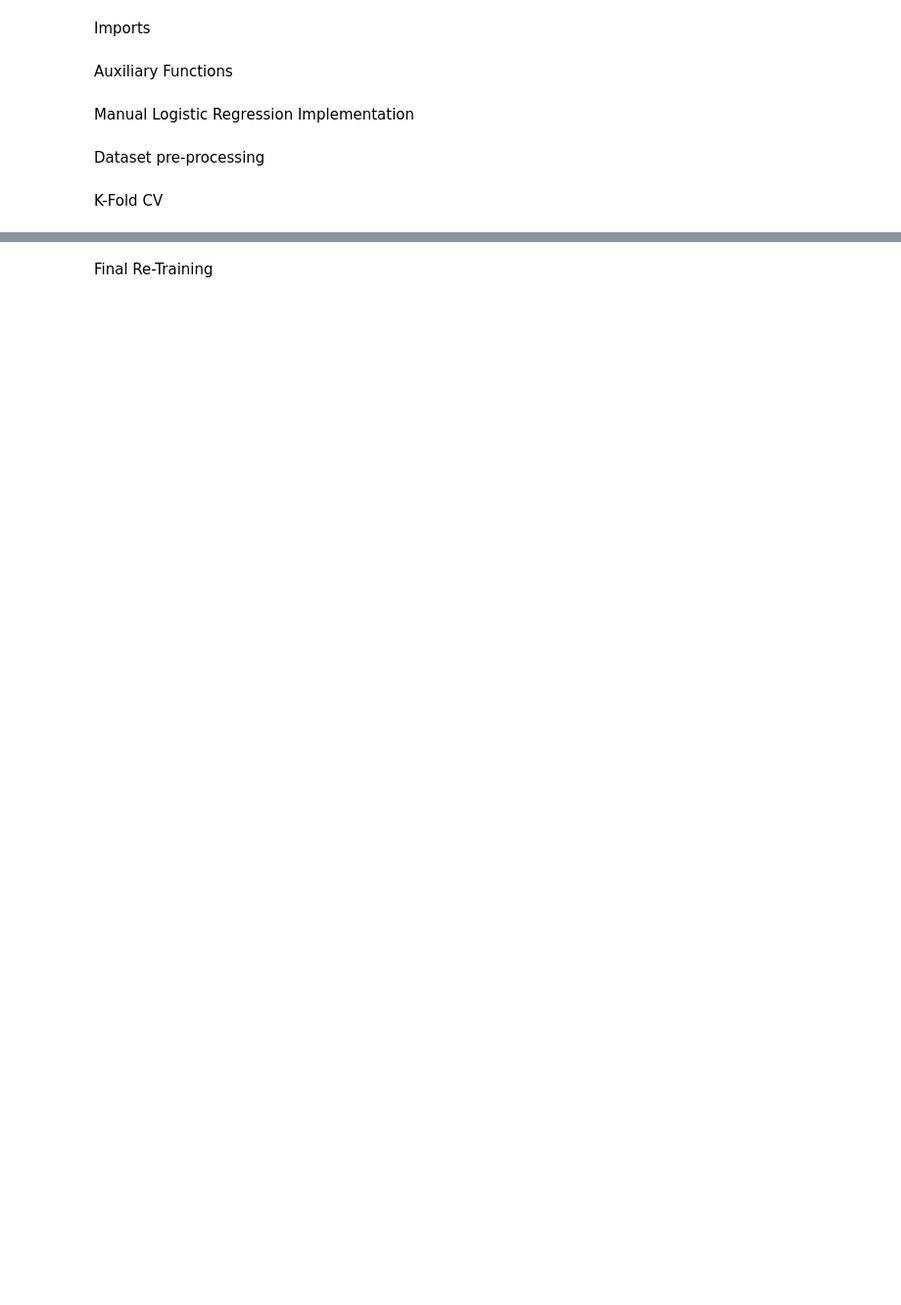
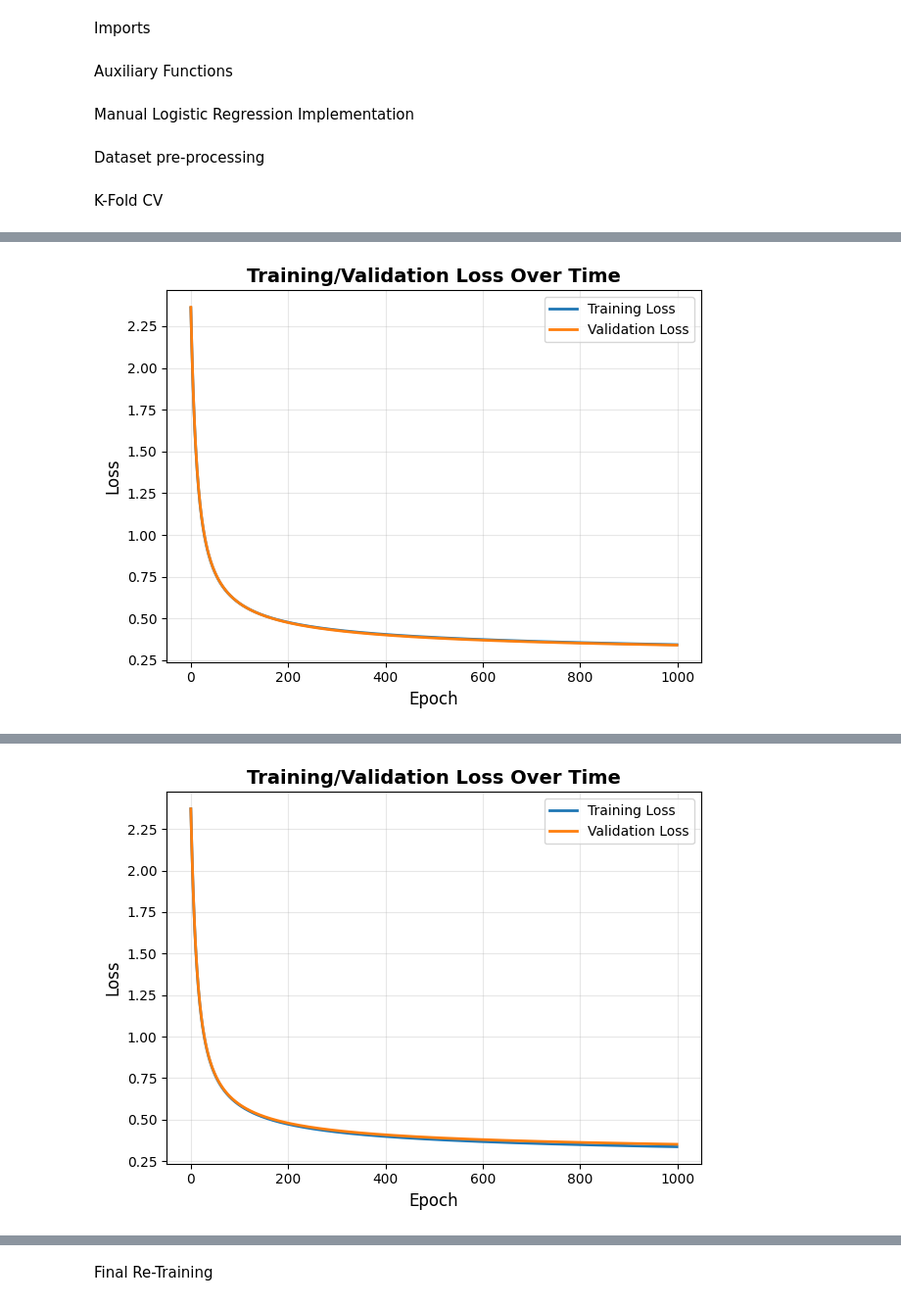
Before and after one commit to luminarts/Logistic-Regression-Model, a Jupyter notebook: logReg.ipynb, the cells around one changed output, grey strips where cells are left out. Shown at 98% size. Drawn from its saved outputs; the diff is of its cells as text; code cells hidden in the pictures; blank space fills up the shorter version.

Commit message:
fix: fixed normalization, fixed l2 penalty, manual gradient calculation

```diff
--- a/logReg.ipynb
+++ b/logReg.ipynb
@@ -153,17 +167,27 @@ K-Fold CV
 # each pixel has a weight associated with it. Initially, the weights need to be initialized
 
 # size is the list size inside the weight matrix, it includes the weight of every pixel. Since there are 10 different possible labels, we will have 10 perceptrons
-max_iter = 1300
-learning_rate = 0.96
+max_iter = 1000
+learning_rate = 0.01
 tolerance = 1e-3
-k = 5
+k = 3
 kf = KFold(n_splits=k, shuffle=True, random_state=42)
+
+
+best_results = [0, 0]
+
+
+logreg = ManualLogisticRegression(learning_rate=learning_rate, max_epochs=max_iter, tolerance=tolerance)
 print("---------------------------------------")
 print(f"Learning rate: {learning_rate}")
 kfold_accuracies = []
-logreg = ManualLogisticRegression(learning_rate=learning_rate, max_epochs=max_iter, tolerance=tolerance)
 
-for _, (train_index, validation_index) in enumerate(kf.split(x_train)):
+for fold, (train_index, validation_index) in enumerate(kf.split(x_train)):
+  logreg.weights = torch.randn(28 * 28, 10, requires_grad=True) * 0.01
+  logreg.bias = torch.zeros(28 * 28)
+  logreg.train_loss_history = []
+  logreg.val_loss_history = []
+
   x_train_fold = x_train[train_index]
   y_train_fold = y_train[train_index]
   x_val_fold = x_train[validation_index]
@@ -177,19 +201,24 @@ for _, (train_index, validation_index) in enumerate(kf.split(x_train)):
 
 
 
-print(f"Average accuracy: {torch.mean(torch.tensor(kfold_accuracies))}")
-# final_f1 = f1_score(y_true=y_test_labels, y_pred=y_pred_labels, average='weighted')
+  # final_f1 = f1_score(y_true=y_test_labels, y_pred=y_pred_labels, average='weighted')
 
 
-plt.plot(logreg.train_loss_history, linewidth=2, label='Training Loss')
-plt.plot(logreg.val_loss_history, linewidth=2, label='Validation Loss')
-plt.plot(logreg.test_loss_history, linewidth=2)
-plt.title('Training/Test Loss Over Time', fontsize=14, fontweight='bold')
-plt.xlabel('Epoch', fontsize=12)
-plt.ylabel('Loss', fontsize=12)
-plt.grid(True, alpha=0.3)
-plt.legend()
-plt.tight_layout()
-plt.show()
+  plt.plot(logreg.train_loss_history, linewidth=2, label='Training Loss')
+  plt.plot(logreg.val_loss_history, linewidth=2, label='Validation Loss')
+  # plt.plot(logreg.test_loss_history, linewidth=2)
+  plt.title('Training/Validation Loss Over Time', fontsize=14, fontweight='bold')
+  plt.xlabel('Epoch', fontsize=12)
+  plt.ylabel('Loss', fontsize=12)
+  plt.grid(True, alpha=0.3)
+  plt.legend()
+  plt.tight_layout()
+  plt.show()
+avg = torch.mean(torch.tensor(kfold_accuracies))
+if best_results[0] < avg:
+  best_results[0] = avg
+  best_results[1] = learning_rate
+
+print(f"Best average accuracy: {best_results[0]} | learning_rate: {best_results[1]}")
 # %% [output]
 ---------------------------------------
@@ -196,0 +229 @@ Learning rate: 0.96
+[figure, added]
@@ -197,0 +233 @@ Epoch 0 | Loss = 20.5012
+[figure, added]
```
Also changed, not shown: parts of 6 cells of this notebook, 1 other file.
